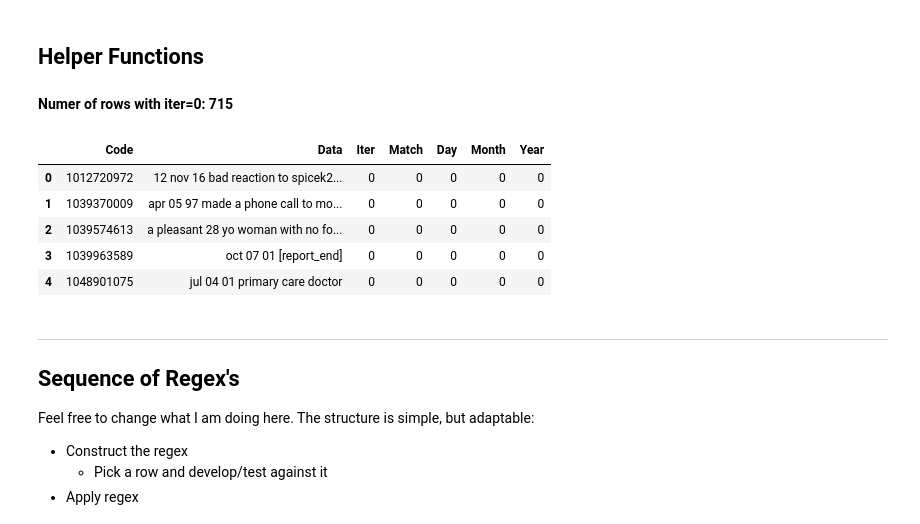
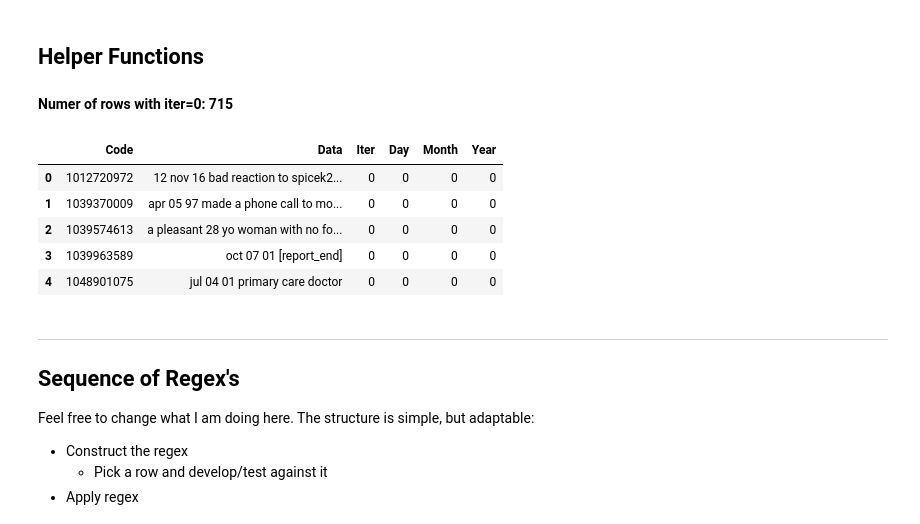
Before and after one commit to luke-foxed/Date-Mining, a Jupyter notebook: 01-Model.ipynb, the cells around one changed output. Saved outputs shown, nothing was run; the diff lists cells and outputs as text; code cells hidden in the pictures.

```diff
--- a/01-Model.ipynb
+++ b/01-Model.ipynb
@@ -113,7 +111,7 @@ for index, line in df['Data'].items():
     for word in line.split():
         for key, val in months.items():
             ratio = fuzz.ratio(word, key)
-            if ratio > 90:
+            if ratio > 86:
                 df['Data'] = df['Data'].replace(line, line.replace(word, val))
                 if DEBUG:
                     print("Match between: {0} - {1}, {2}%".format(word, key, ratio))
@@ -187,20 +163,20 @@ df.head(10)
 # %%
 def info(n=None, unmatched=True, head=5):
     "Helper function to display results of a match and some rows not matched so far."
 
     n = df.Match.max() if n is None else n
     for nn in ([n,0] if n!=0 and unmatched else [n]):
         display(Markdown("**Numer of rows with iter=%s: %s**" % (nn,len(df[df.Iter==nn]))))
-        display(df.loc[df.Iter==nn,["Code","Data","Iter","Match", "Day","Month","Year"]].head(head))
+        display(df.loc[df.Iter==nn,["Code","Data","Iter", "Day","Month","Year"]].head(head))
 info()
 # %% [output]
 **Numer of rows with iter=0: 715**
-|  | Code | Data | Iter | Match | Day | Month | Year |
-| 0 | 1012720972 | 12 nov 16 bad reaction to spicek2... | 0 | 0 | 0 | 0 | 0 |
-| 1 | 1039370009 | apr 05 97 made a phone call to mo... | 0 | 0 | 0 | 0 | 0 |
-| 2 | 1039574613 | a pleasant 28 yo woman with no fo... | 0 | 0 | 0 | 0 | 0 |
-| 3 | 1039963589 | oct 07 01 [report_end] | 0 | 0 | 0 | 0 | 0 |
-| 4 | 1048901075 | jul 04 01 primary care doctor | 0 | 0 | 0 | 0 | 0 |
+|  | Code | Data | Iter | Day | Month | Year |
+| 0 | 1012720972 | 12 nov 16 bad reaction to spicek2... | 0 | 0 | 0 | 0 |
+| 1 | 1039370009 | apr 05 97 made a phone call to mo... | 0 | 0 | 0 | 0 |
+| 2 | 1039574613 | a pleasant 28 yo woman with no fo... | 0 | 0 | 0 | 0 |
+| 3 | 1039963589 | oct 07 01 [report_end] | 0 | 0 | 0 | 0 |
+| 4 | 1048901075 | jul 04 01 primary care doctor | 0 | 0 | 0 | 0 |
 # %% [markdown]
 ----
 ## Sequence of Regex's
```
Also changed, not shown: parts of 31 cells of this notebook, 3 other files.
